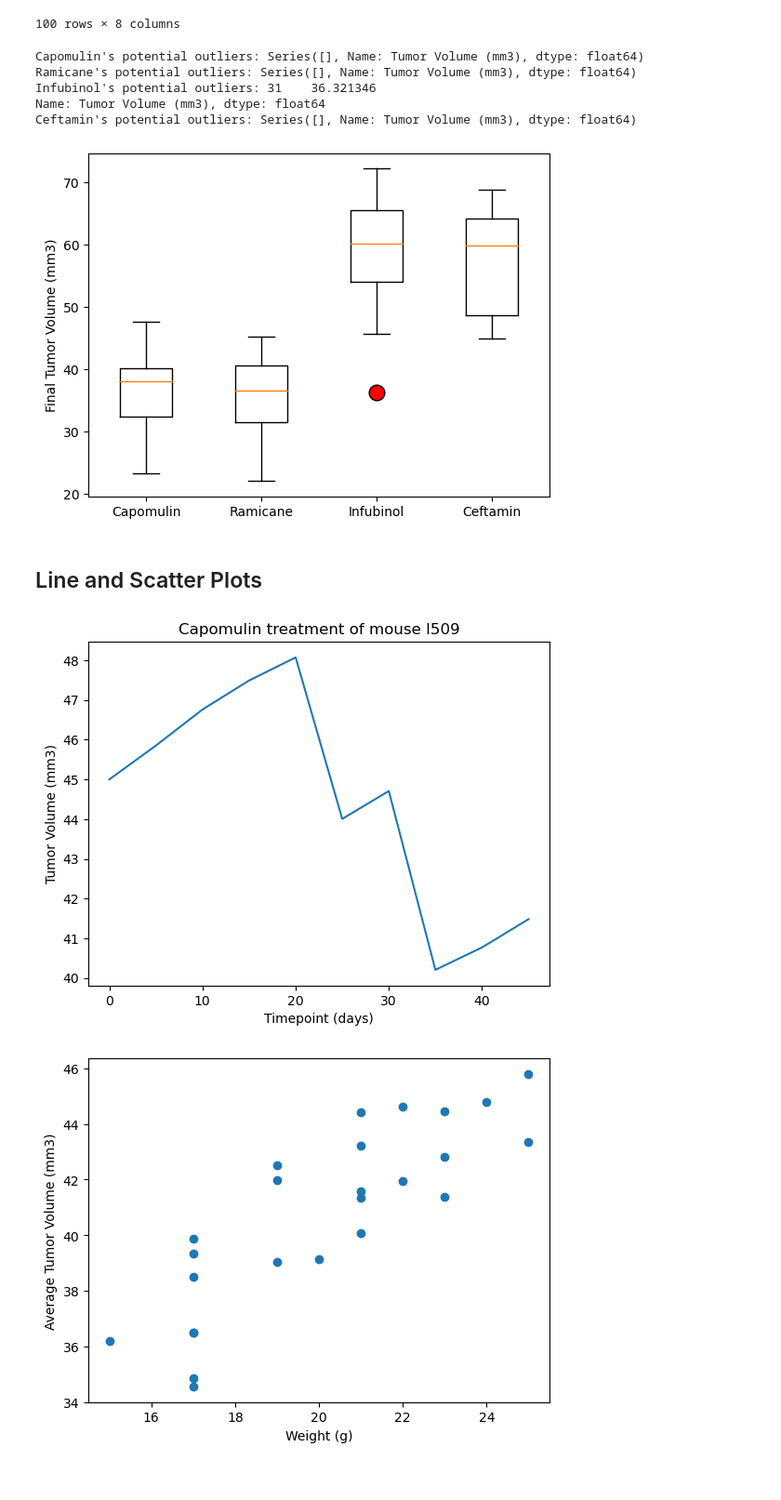
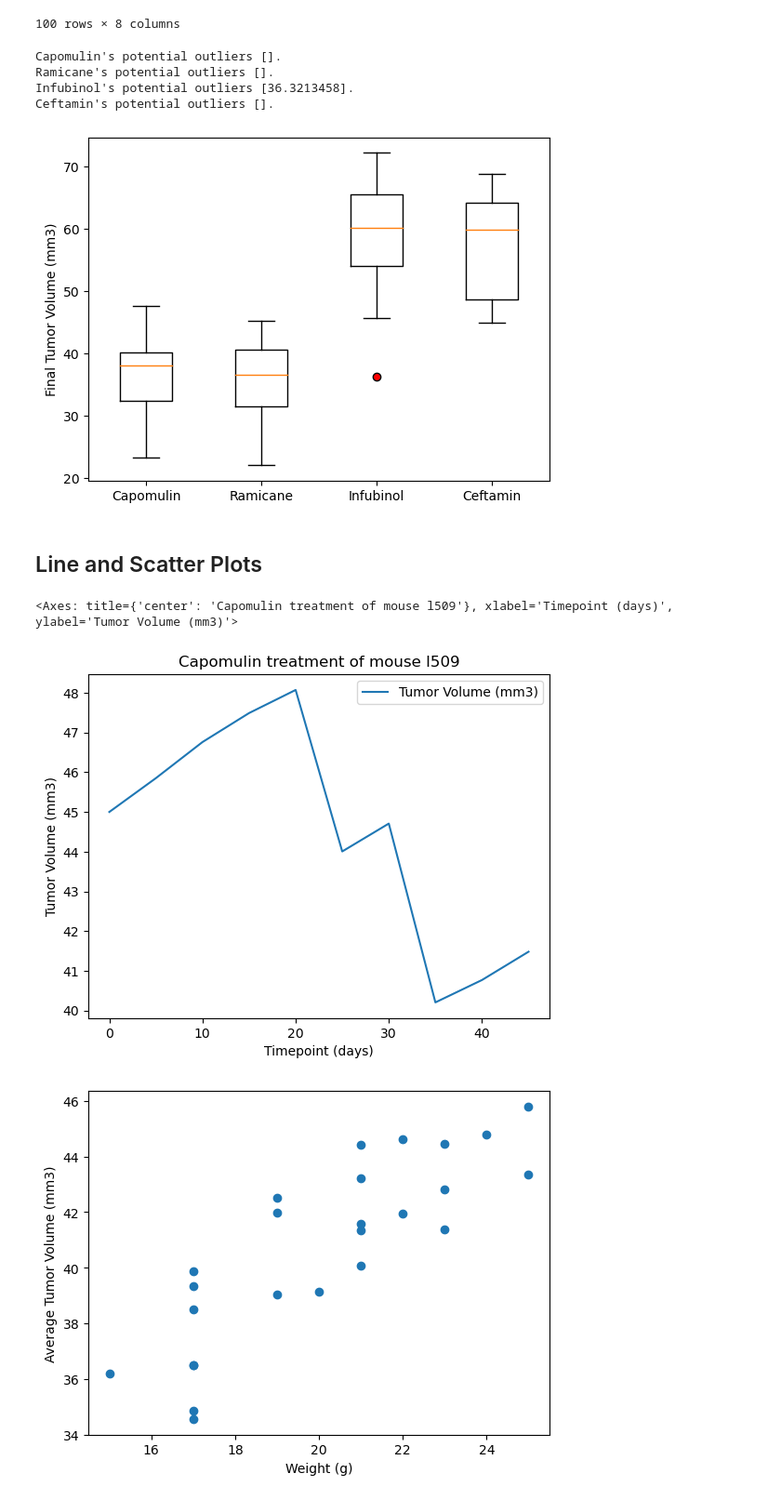
Before and after one commit to mfeas/matplotlib-challenge, a Jupyter notebook: pymaceuticals_starter.ipynb, the cells around one changed output. Shown: that part at 93% size. Saved outputs shown, nothing was run; the diff lists cells and outputs as text; code cells hidden in the pictures.

```diff
--- a/pymaceuticals_starter.ipynb
+++ b/pymaceuticals_starter.ipynb
@@ -237,37 +237,61 @@ treatments = ['Capomulin', 'Ramicane', 'Infubinol', 'Ceftamin']
 
 # Create empty list to fill with tumor vol data (for plotting)
 
-capomulin_volume = []
-ramicane_volume = []
-infubinol_volume = []
-ceftamin_volume = []
+tumor_volume = [[] for _ in range(len(treatments))]
 
 # Calculate the IQR and quantitatively determine if there are any potential outliers.
+    # Locate the rows which contain mice on each drug and get the tumor volumes
+    # add subset
+    # Determine outliers using upper and lower bounds
 
+for drugindex in range(len(last_volume)):
+    for treatmentindex in range(len(treatments)):
+        if last_volume.loc[drugindex, "Drug Regimen"] == treatments[treatmentindex]:
+            tumor_volume[treatmentindex].append(last_volume.loc[drugindex, "Tumor Volume (mm3)"])
 
-    # Locate the rows which contain mice on each drug and get the tumor volumes
+outlier = []
 
+for x in range(len(tumor_volume)):
+    quartiles = pd.Series(tumor_volume[x]).quantile([.25,.5,.75])
+    lowerq = quartiles[0.25]
+    upperq = quartiles[0.75]
+    iqr = upperq-lowerq
 
-    # add subset
+    lower_bound = lowerq - (1.5*iqr)
+    upper_bound = upperq + (1.5*iqr)
 
+    for y in range(len(tumor_volume[x])):
+        if (tumor_volume[x][y] < lower_bound) or (tumor_volume[x][y] > upper_bound):
+            outlier.append(tumor_volume[x][y])
 
-    # Determine outliers using upper and lower bounds
+    print(f"{treatments[x]}'s potential outliers {outlier}.")
+    outlier = []
 # %% [output]
-Capomulin's potential outliers: Series([], Name: Tumor Volume (mm3), dtype: float64)
-Ramicane's potential outliers: Series([], Name: Tumor Volume (mm3), dtype: float64)
-Infubinol's potential outliers: 31    36.321346
-Name: Tumor Volume (mm3), dtype: float64
-Ceftamin's potential outliers: Series([], Name: Tumor Volume (mm3), dtype: float64)
+Capomulin's potential outliers [].
+Ramicane's potential outliers [].
+Infubinol's potential outliers [36.3213458].
+Ceftamin's potential outliers [].
 # %%
 # Generate a box plot that shows the distrubution of the tumor volume for each treatment group.
+
+fig1, ax1 = plt.subplots()
+ax1.set_ylabel("Final Tumor Volume (mm3)")
+ax1.boxplot(tumor_volume, flierprops=dict(markerfacecolor='red'))
+ax1.set_xticklabels(treatments)
+
+plt.show()
 # %% [output]
-[figure, old version]
+[figure, new version]
 # %% [markdown]
 ## Line and Scatter Plots
 # %%
 # Generate a line plot of tumor volume vs. time point for a single mouse treated with Capomulin
+
+capomulin_mouse = clean_df.loc[(clean_df["Drug Regimen"] == "Capomulin") & (clean_df["Mouse ID"] == "l509"), ["Timepoint", "Tumor Volume (mm3)"]]
+capomulin_mouse.set_index("Timepoint").plot(title="Capomulin treatment of mouse l509", xlabel="Timepoint (days)", ylabel="Tumor Volume (mm3)")
 # %% [output]
+<Axes: title={'center': 'Capomulin treatment of mouse l509'}, xlabel='Timepoint (days)', ylabel='Tumor Volume (mm3)'>
-[figure, old version]
+[figure, new version]
 # %%
 # Generate a scatter plot of mouse weight vs. the average observed tumor volume for the entire Capomulin regimen
 # %% [output]
```
